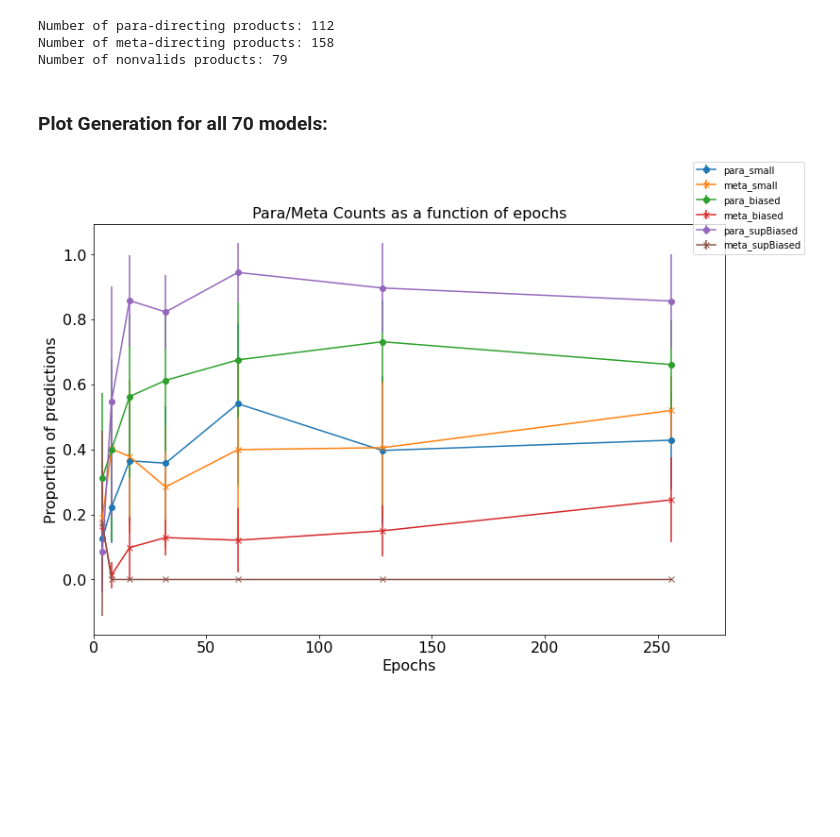
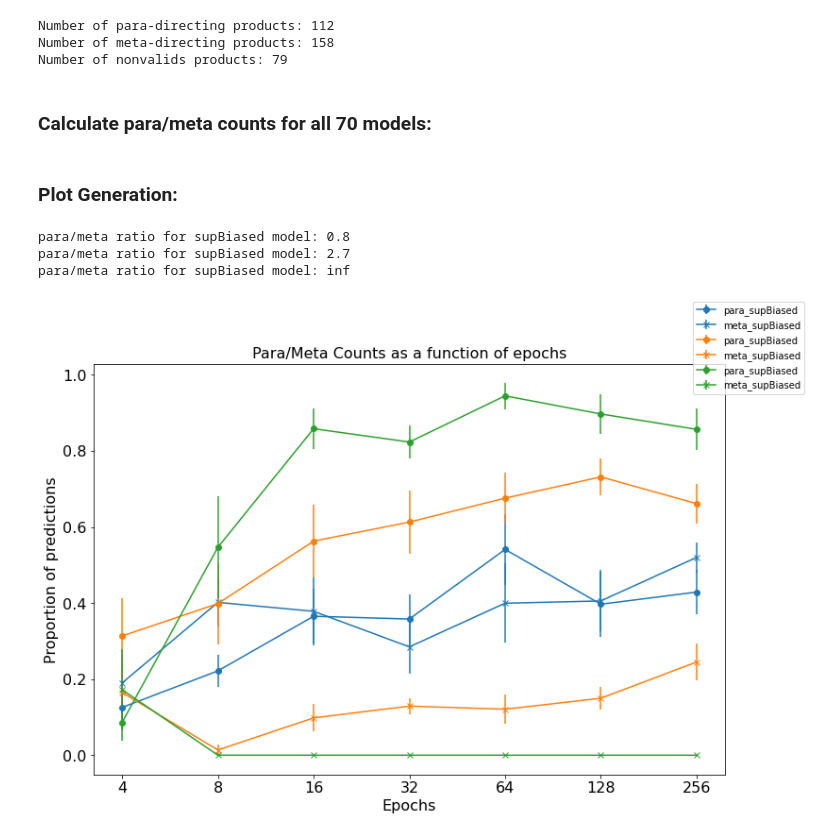
Before and after one commit to davkovacs/MTExplainer, a Jupyter notebook: experiments/toy_model/sear/count_para_meta.ipynb, the cells around one changed output. Drawn from its saved outputs; the diff is of its cells as text; code cells hidden in the pictures; blank space fills up the shorter version.

Commit message:
nicer formatting, easier plot tweaking

```diff
--- a/experiments/toy_model/sear/count_para_meta.ipynb
+++ b/experiments/toy_model/sear/count_para_meta.ipynb
@@ -69,19 +71,16 @@ def return_counts(name):
 #     print("Number of ionvalids products: "+str(n_invalid))
     return n_para/size, n_meta/size, n_invalid/size
 # %% [markdown]
-### Plot Generation for all 70 models:
+### Calculate para/meta counts for all 70 models:
 # %%
 N=7
 M=10
-para_counts = np.empty((N,M))
-meta_counts = np.empty((N,M))
-invalid_counts = np.empty((N,M))
-
-epochs = np.logspace(2,8,7, base=2)
-fig, axs = plt.subplots()
+para_counts = np.empty((3,N,M))
+meta_counts = np.empty((3,N,M))
+invalid_counts = np.empty((3,N,M))
 
 names = ['small','biased','supBiased']
-for name in names:
+for k,name in enumerate(names):
     for i in range(N):
         for j in range(M):
             if name=='small':
@@ -90,20 +89,34 @@ for name in names:
                 fname = '../../../scripts/toy_model/sear_convergence/biased/conv_bi_m'+str(j+1)+'_' + str(156*pow(2,i))+'.txt'
             if name=='supBiased':
                 fname = '../../../scripts/toy_model/sear_convergence/supBiased/conv_sB_m'+str(j+1)+'_' + str(152*pow(2,i))+'.txt'
-            para_counts[i,j], meta_counts[i,j], invalid_counts[i,j] = return_counts(fname)
-
-    x = np.mean(para_counts, axis=1)
-    xerr = np.std(para_counts, axis=1)
-    y = np.mean(meta_counts, axis=1)
-    yerr = np.std(meta_counts, axis=1)
-    axs.errorbar(epochs, x, yerr=xerr, label='para_'+name, marker='o')
-    axs.errorbar(epochs, y, yerr=yerr, label='meta_'+name, marker='x')
-
-fig.legend()
-axs.set_xlim(0,280)
-axs.set_ylabel('Proportion of predictions', fontsize=16)
-axs.set_xlabel('Epochs', fontsize=16)
-axs.set_title('Para/Meta Counts as a function of epochs', fontsize=16)
-axs.tick_params(axis='both', which='major', labelsize=16)
+            para_counts[k,i,j], meta_counts[k,i,j], invalid_counts[k,i,j] = return_counts(fname)
-# %% [output]
-[figure, removed]
+# %% [markdown]
+### Plot Generation:
+# %%
+prop_cycle = plt.rcParams['axes.prop_cycle']
+colors = prop_cycle.by_key()['color']
+epochs = np.logspace(2,8,7, base=2)
+fig, axs = plt.subplots()
+
+for k in range(3):
+    x = np.mean(para_counts[k], axis=1)
+    xerr = np.std(para_counts[k], axis=1)/np.sqrt(len(xerr))
+    y = np.mean(meta_counts[k], axis=1)
+    yerr = np.std(meta_counts[k], axis=1)/np.sqrt(len(xerr))
+    print('para/meta ratio for {} model: {:.1f}'.format(name, x[-1]/y[-1]))
+
+    axs.errorbar(epochs, x, yerr=xerr, label='para_'+name, marker='o', color=colors[k])
+    axs.errorbar(epochs, y, yerr=yerr, label='meta_'+name, marker='x', color=colors[k])
+
+fig.legend()
+axs.set_xscale('log', basex=2)
+axs.xaxis.set_major_formatter(ticker.FormatStrFormatter("%d"))
+axs.set_ylabel('Proportion of predictions', fontsize=16)
+axs.set_xlabel('Epochs', fontsize=16)
+axs.set_title('Para/Meta Counts as a function of epochs', fontsize=16)
+axs.tick_params(axis='both', which='major', labelsize=16)
+# %% [output]
+para/meta ratio for supBiased model: 0.8
+para/meta ratio for supBiased model: 2.7
+para/meta ratio for supBiased model: inf
+[figure, added]
```
Also changed, not shown: parts of 1 cell of this notebook.
